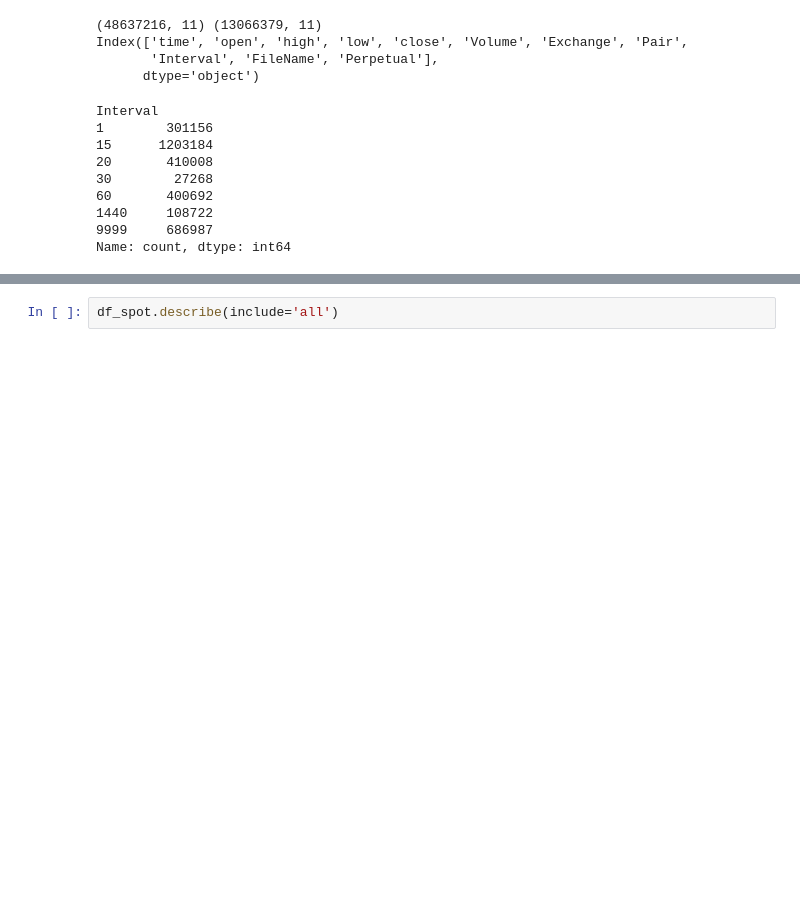
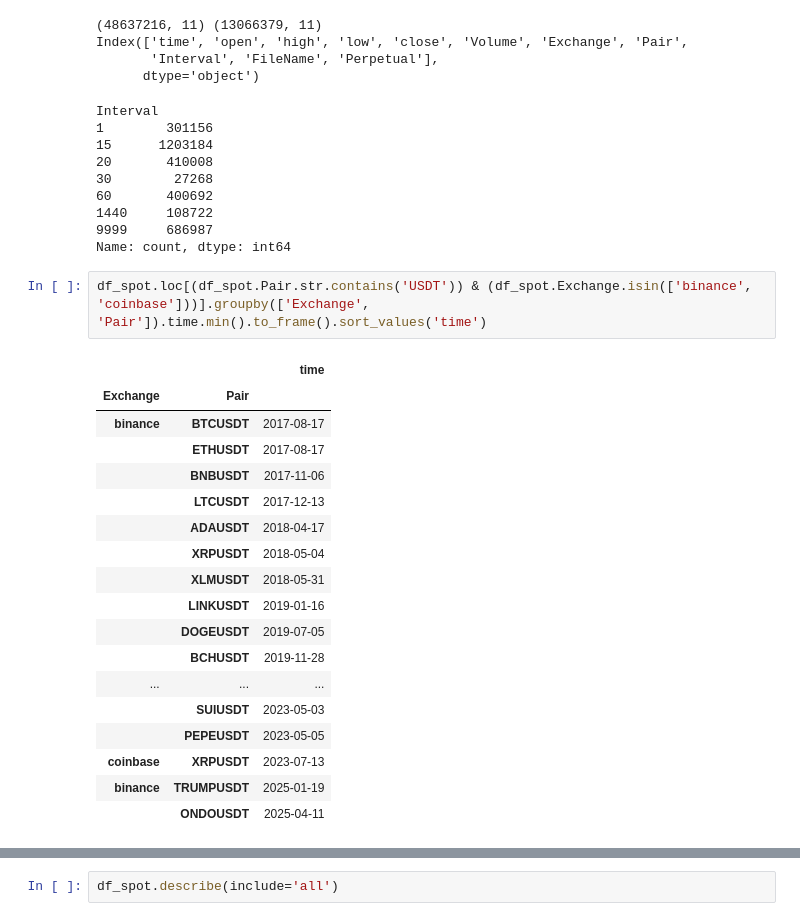
Before and after one commit to lazybuttrying/tradingview-ohlcv, a Jupyter notebook: src/gather_ohlcv.ipynb, the cells around one changed output, grey strips where cells are left out. Saved outputs shown, nothing was run; the diff lists cells and outputs as text; blank space fills up the shorter version.

```diff
--- a/src/gather_ohlcv.ipynb
+++ b/src/gather_ohlcv.ipynb
@@ -186,3 +186,24 @@ Interval
 1440     108722
 9999     686987
 Name: count, dtype: int64
+# %%
+df_spot.loc[(df_spot.Pair.str.contains('USDT')) & (df_spot.Exchange.isin(['binance', 'coinbase']))].groupby(['Exchange', 'Pair']).time.min().to_frame().sort_values('time')
+# %% [output]
+|  |  | time |
+| Exchange | Pair |  |
+| binance | BTCUSDT | 2017-08-17 |
+|  | ETHUSDT | 2017-08-17 |
+|  | BNBUSDT | 2017-11-06 |
+|  | LTCUSDT | 2017-12-13 |
+|  | ADAUSDT | 2018-04-17 |
+|  | XRPUSDT | 2018-05-04 |
+|  | XLMUSDT | 2018-05-31 |
+|  | LINKUSDT | 2019-01-16 |
+|  | DOGEUSDT | 2019-07-05 |
+|  | BCHUSDT | 2019-11-28 |
+| ... | ... | ... |
+|  | SUIUSDT | 2023-05-03 |
+|  | PEPEUSDT | 2023-05-05 |
+| coinbase | XRPUSDT | 2023-07-13 |
+| binance | TRUMPUSDT | 2025-01-19 |
+|  | ONDOUSDT | 2025-04-11 |
```
Also changed, not shown: parts of 1 cell of this notebook, 5 other files.
